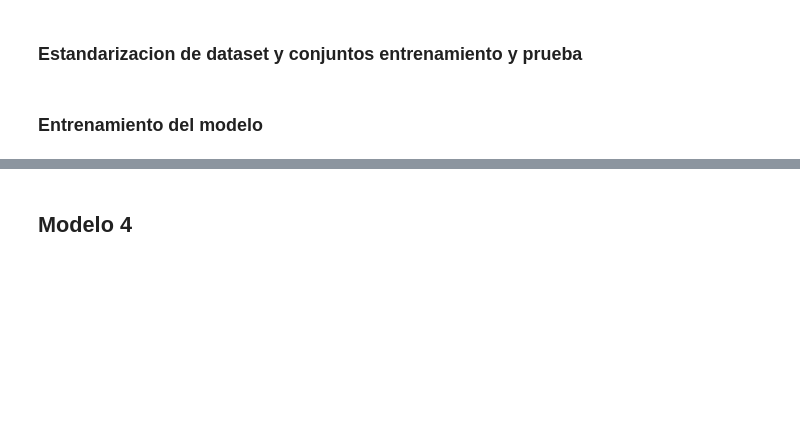
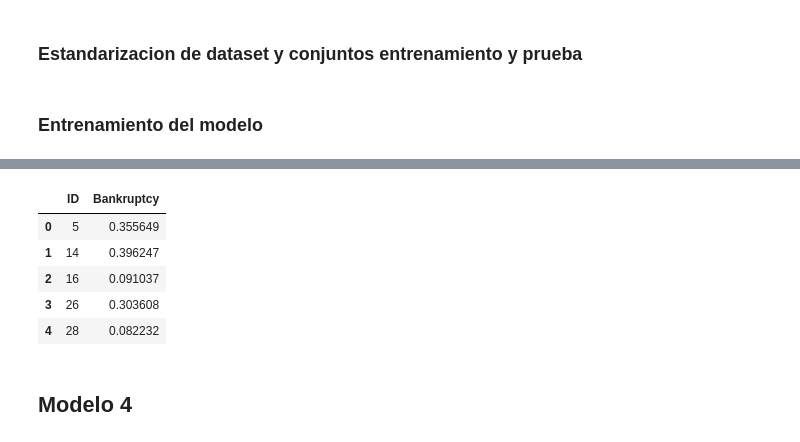
Before and after one commit to Crismaro19/deepLearningTalleres, a Jupyter notebook: miniProyecto/miniProyecto-Copy1.ipynb, the cells around one changed output, grey strips where cells are left out. Drawn from its saved outputs; the diff is of its cells as text; code cells hidden in the pictures; blank space fills up the shorter version.

```diff
--- a/miniProyecto/miniProyecto-Copy1.ipynb
+++ b/miniProyecto/miniProyecto-Copy1.ipynb
@@ -443,7 +553,14 @@ for fold, (train_idx, val_idx) in enumerate(skf.split(X_train_array, y_train_arr
 y_predict = [x for x in submission_preds]
 # %%
 resultado = pd.DataFrame({'ID': df_test['ID'].values, 'Bankruptcy': y_predict})
-resultado
+resultado.head()
+# %% [output]
+|  | ID | Bankruptcy |
+| 0 | 5 | 0.355649 |
+| 1 | 14 | 0.396247 |
+| 2 | 16 | 0.091037 |
+| 3 | 26 | 0.303608 |
+| 4 | 28 | 0.082232 |
 # %%
 resultado.to_csv('submission.csv', index=False)
 # %% [markdown]
```
Also changed, not shown: parts of 5 cells of this notebook.
